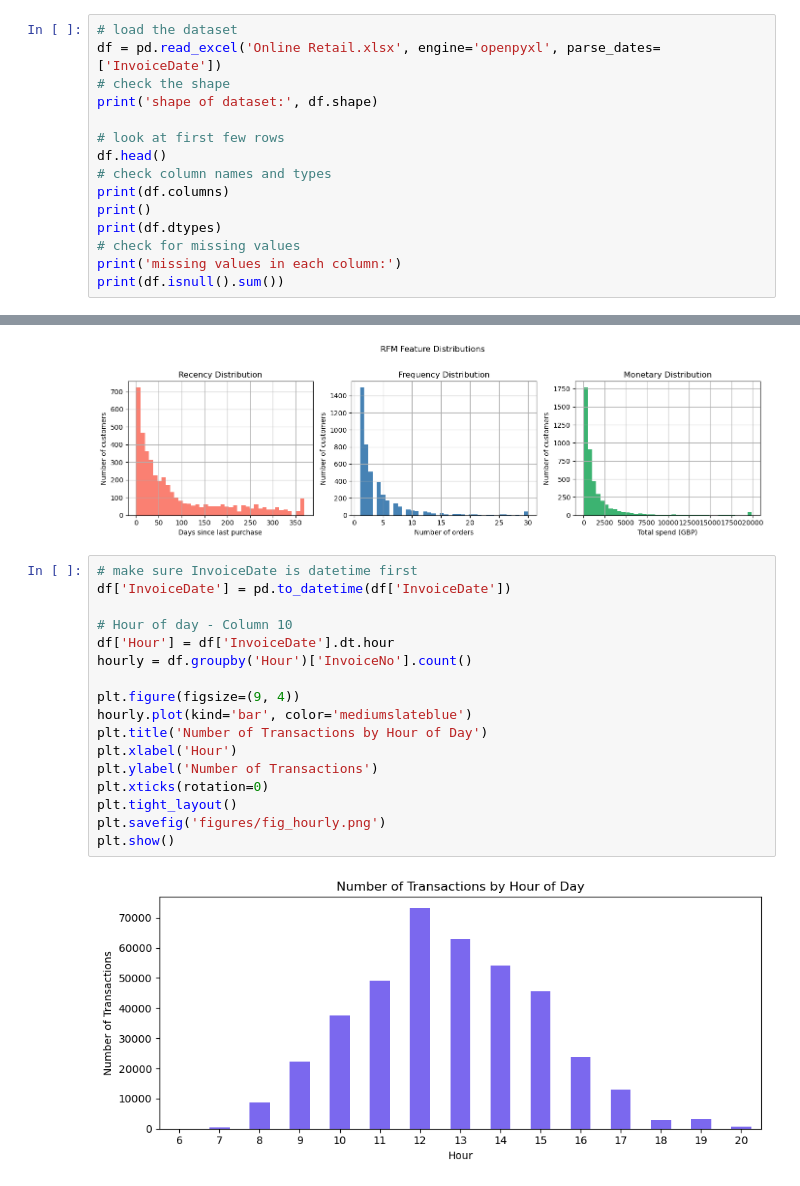
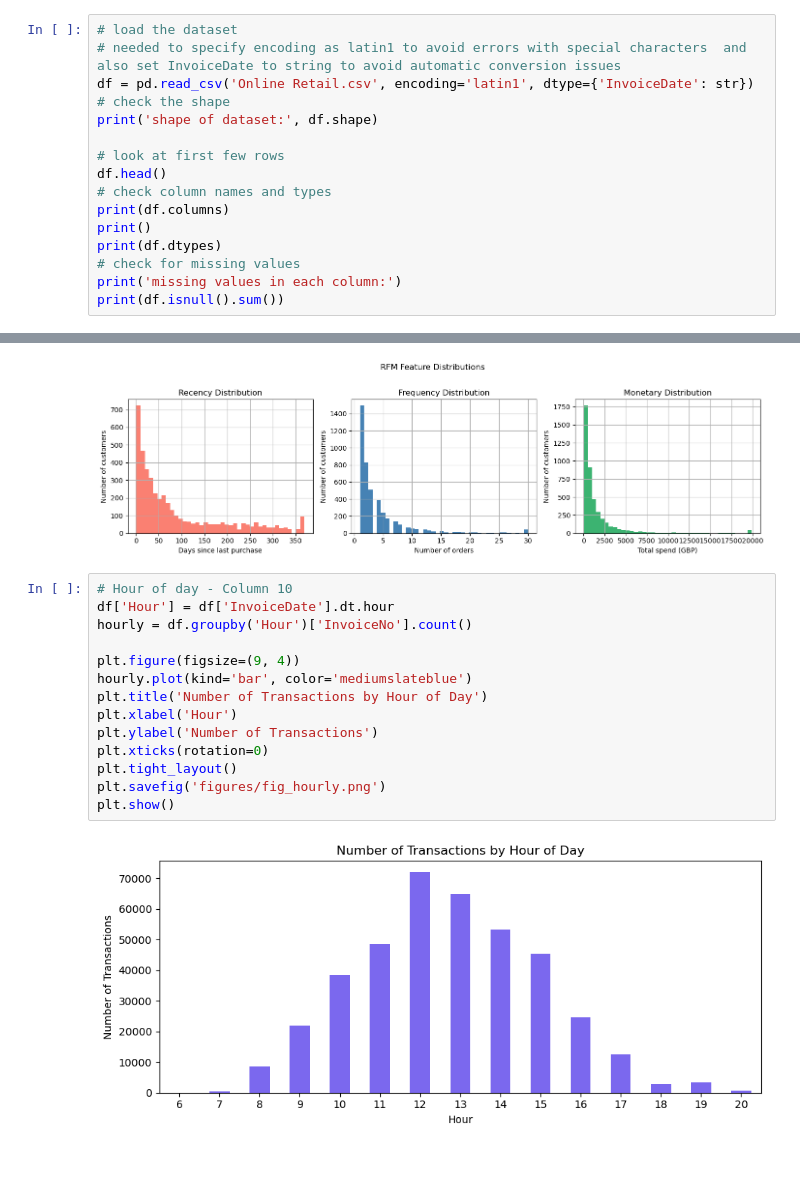
Before and after one commit to Lysitheatsu/PracDataSci, a Jupyter notebook: Assignment2/Assignment2.ipynb, the cells around one changed output, grey strips where cells are left out. Saved outputs shown, nothing was run; the diff lists cells and outputs as text.

Commit message:
changed the file extention to follow the assignment brief with a csv and added a more robust way to fix the date time issue

```diff
--- a/Assignment2/Assignment2.ipynb
+++ b/Assignment2/Assignment2.ipynb
@@ -28,7 +28,8 @@ libraries loaded
 ### Loads Dataset
 # %%
 # load the dataset
-df = pd.read_excel('Online Retail.xlsx', engine='openpyxl', parse_dates=['InvoiceDate'])
+# needed to specify encoding as latin1 to avoid errors with special characters  and also set InvoiceDate to string to avoid automatic conversion issues
+df = pd.read_csv('Online Retail.csv', encoding='latin1', dtype={'InvoiceDate': str})
 # check the shape
 print('shape of dataset:', df.shape)
 
@@ -348,21 +359,18 @@ plt.show()
 # %% [output]
 [figure]
 # %%
-# make sure InvoiceDate is datetime first
-df['InvoiceDate'] = pd.to_datetime(df['InvoiceDate'])
-
 # Hour of day - Column 10
 df['Hour'] = df['InvoiceDate'].dt.hour
 hourly = df.groupby('Hour')['InvoiceNo'].count()
 
 plt.figure(figsize=(9, 4))
 hourly.plot(kind='bar', color='mediumslateblue')
 plt.title('Number of Transactions by Hour of Day')
 plt.xlabel('Hour')
 plt.ylabel('Number of Transactions')
 plt.xticks(rotation=0)
 plt.tight_layout()
 plt.savefig('figures/fig_hourly.png')
 plt.show()
 # %% [output]
-[figure, old version]
+[figure, new version]
```
Also changed, not shown: parts of 2 cells of this notebook, 5 other files.
